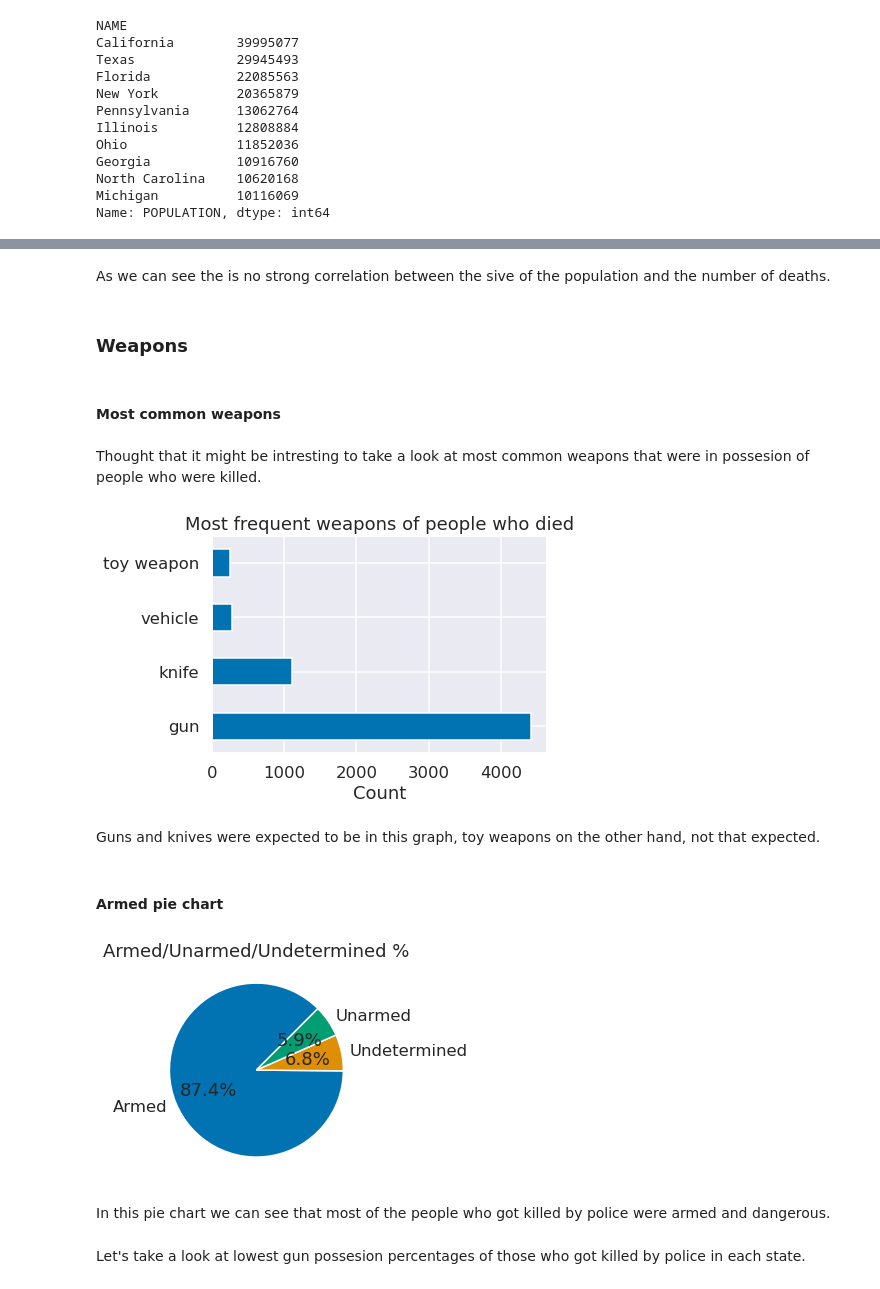
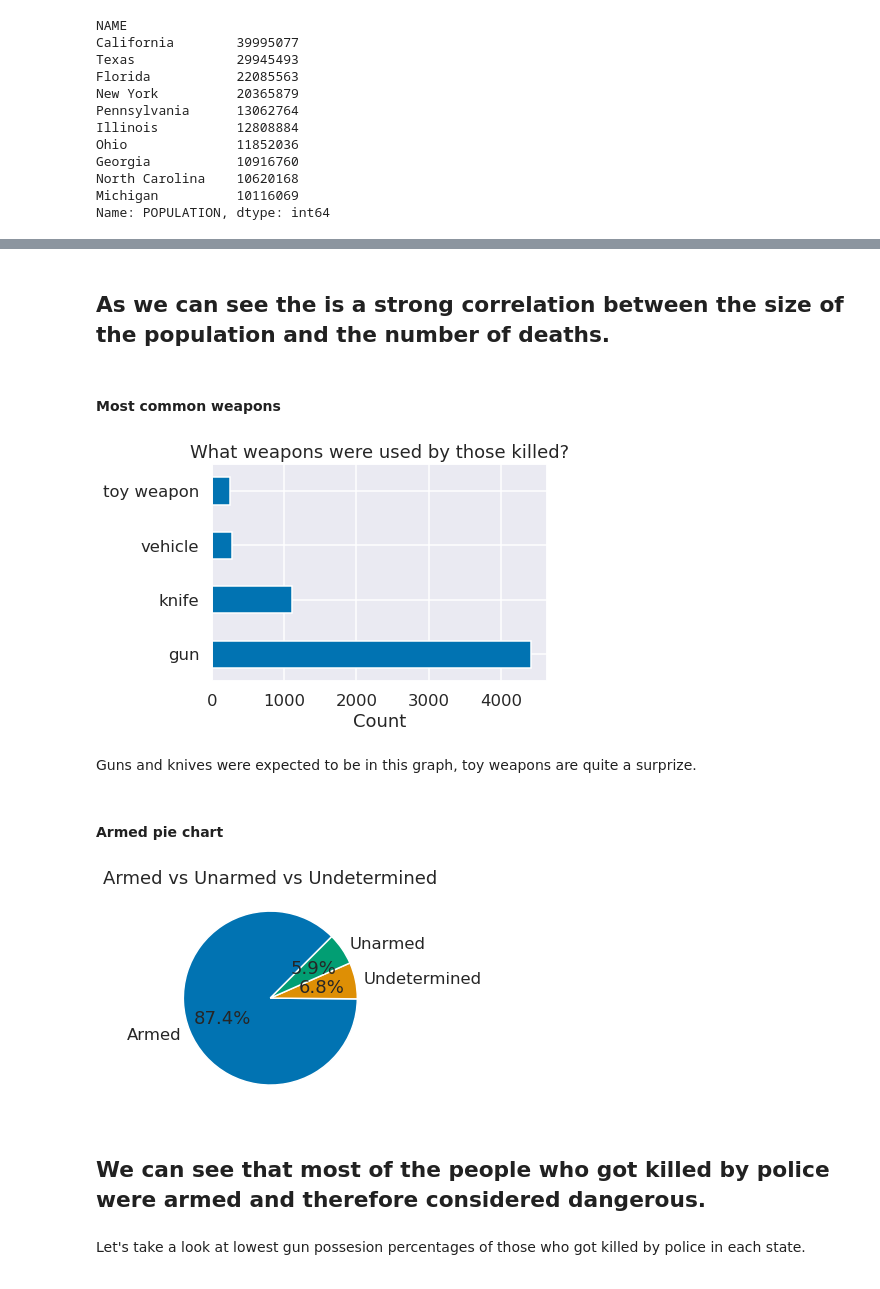
Before and after one commit to vadimiljin/capstone1, a Jupyter notebook: 141.ipynb, the cells around one changed output, grey strips where cells are left out. Drawn from its saved outputs; the diff is of its cells as text; code cells hidden in the pictures.

```diff
--- a/141.ipynb
+++ b/141.ipynb
@@ -676,44 +683,40 @@ corr
 # %% [markdown]
-As we can see the is no strong correlation between the sive of the population and the number of deaths.
+## As we can see the is a strong correlation between the size of the population and the number of deaths.
-# %% [markdown]
-### Weapons
 # %% [markdown]
 #### Most common weapons
-# %% [markdown]
-Thought that it might be intresting to take a look at most common weapons that were in possesion of people who were killed.
 # %%
 weapon_series=shootings_df['armed'].value_counts()
 weapon_series.drop(['unarmed', 'undetermined'], inplace=True)
 weapon_series=weapon_series.nlargest(4)
 plt.figure()
 weapon_series.plot(kind='barh')
-plt.title('Most frequent weapons of people who died')
+plt.title('What weapons were used by those killed?')
 plt.xlabel('Count')
 plt.show()
 # %% [output]
-[figure, old version]
+[figure, new version]
 # %% [markdown]
-Guns and knives were expected to be in this graph, toy weapons on the other hand, not that expected.
+Guns and knives were expected to be in this graph, toy weapons are quite a surprize.
 # %% [markdown]
 #### Armed pie chart
 # %%
 unarmed = len(shootings_df["armed"].loc[shootings_df["armed"].isin(["unarmed"])])
 undetermined = len(
     shootings_df["armed"].loc[shootings_df["armed"].isin(["undetermined"])]
 )
 armed = len(
     shootings_df["armed"].loc[~shootings_df["armed"].isin(["unarmed", "undetermined"])]
 )
 fig = plt.figure()
 data = [armed, undetermined, unarmed]
 labels = ["Armed", "Undetermined", "Unarmed"]
 plt.pie(data, labels=labels, autopct="%.1f%%", startangle=45, labeldistance=1.1)
-plt.title("Armed/Unarmed/Undetermined %")
+plt.title("Armed vs Unarmed vs Undetermined")
 plt.show()
 # %% [output]
-[figure, old version]
+[figure, new version]
 # %% [markdown]
-In this pie chart we can see that most of the people who got killed by police were armed and dangerous.
+## We can see that most of the people who got killed by police were armed and therefore considered dangerous.
 # %% [markdown]
 Let's take a look at lowest gun possesion percentages of those who got killed by police in each state.
 # %%
```
Also changed, not shown: parts of 57 cells of this notebook, 1 other file.
